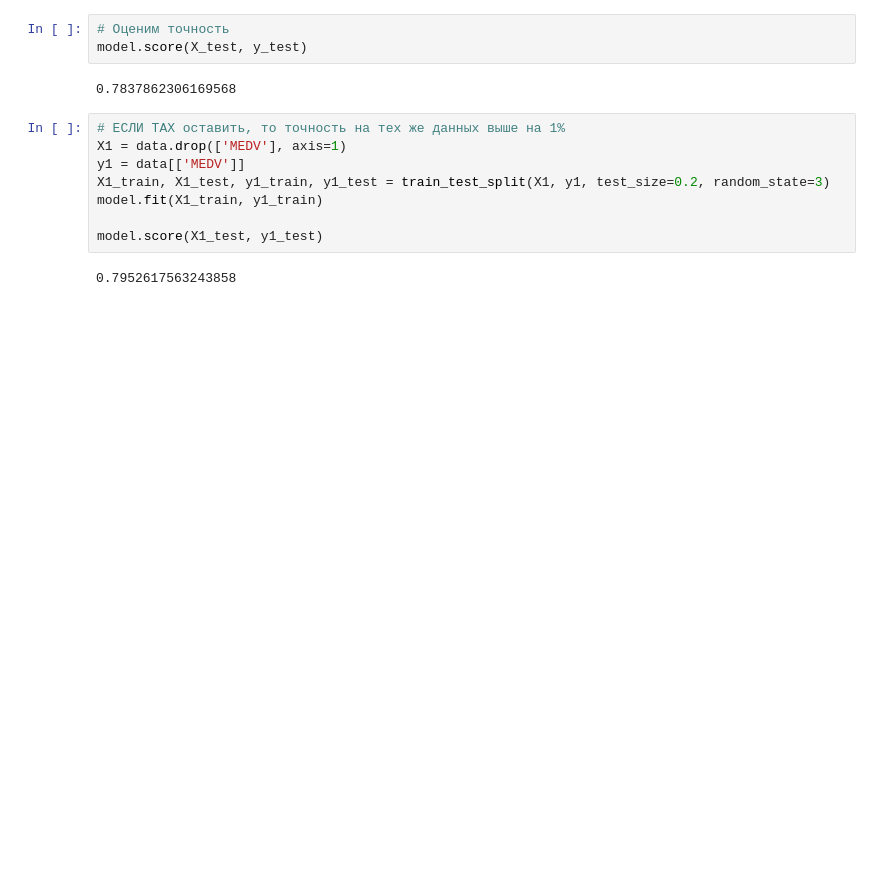
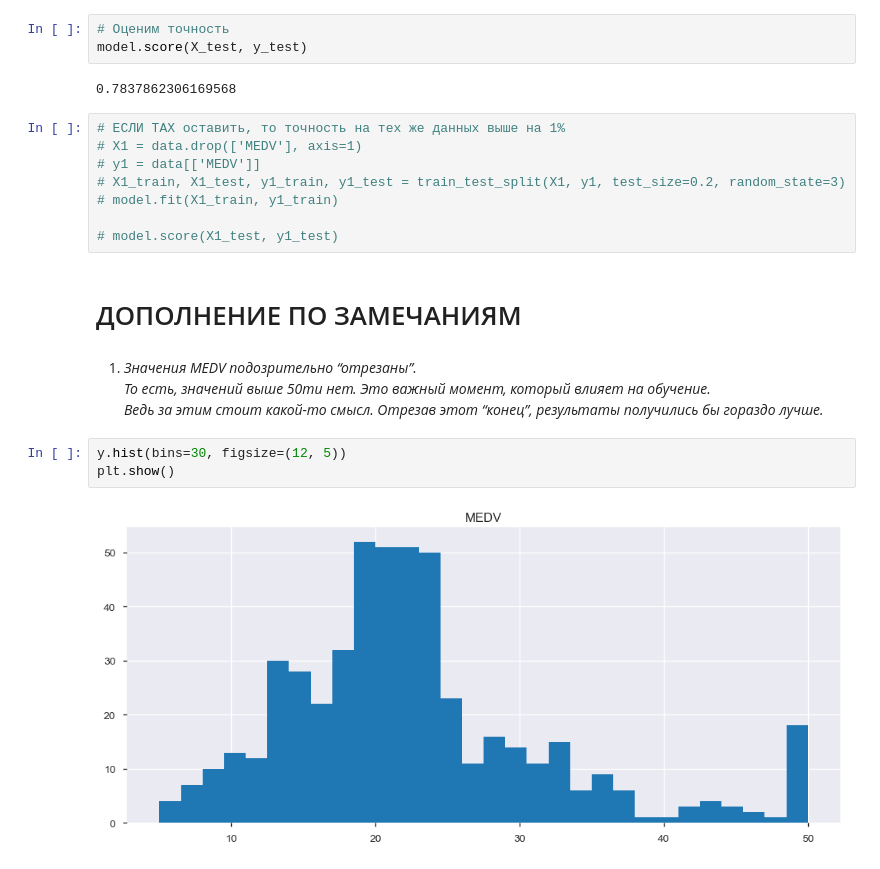
Before and after one commit to Timax/netology_feature_engineering, a Jupyter notebook: hw_2.ipynb, the cells around one changed output. Cells and saved outputs as stored; diff of their text form; blank space fills up the shorter version.

```diff
--- a/hw_2.ipynb
+++ b/hw_2.ipynb
@@ -177,11 +177,20 @@ model.score(X_test, y_test)
 0.7837862306169568
 # %%
 # ЕСЛИ TAX оставить, то точность на тех же данных выше на 1%
-X1 = data.drop(['MEDV'], axis=1)
-y1 = data[['MEDV']]
-X1_train, X1_test, y1_train, y1_test = train_test_split(X1, y1, test_size=0.2, random_state=3)
-model.fit(X1_train, y1_train)
+# X1 = data.drop(['MEDV'], axis=1)
+# y1 = data[['MEDV']]
+# X1_train, X1_test, y1_train, y1_test = train_test_split(X1, y1, test_size=0.2, random_state=3)
+# model.fit(X1_train, y1_train)
 
-model.score(X1_test, y1_test)
+# model.score(X1_test, y1_test)
-# %% [output]
-0.7952617563243858
+# %% [markdown]
+# ДОПОЛНЕНИЕ ПО ЗАМЕЧАНИЯМ
+# %% [markdown]
+1. *Значения MEDV подозрительно “отрезаны”. <br>
+То есть, значений выше 50ти нет. Это важный момент, который влияет на обучение. <br>
+Ведь за этим стоит какой-то смысл. Отрезав этот “конец”, результаты получились бы гораздо лучше.*
+# %%
+y.hist(bins=30, figsize=(12, 5))
+plt.show()
+# %% [output]
+[figure, added]
```
Also changed, not shown: parts of 14 cells of this notebook.
